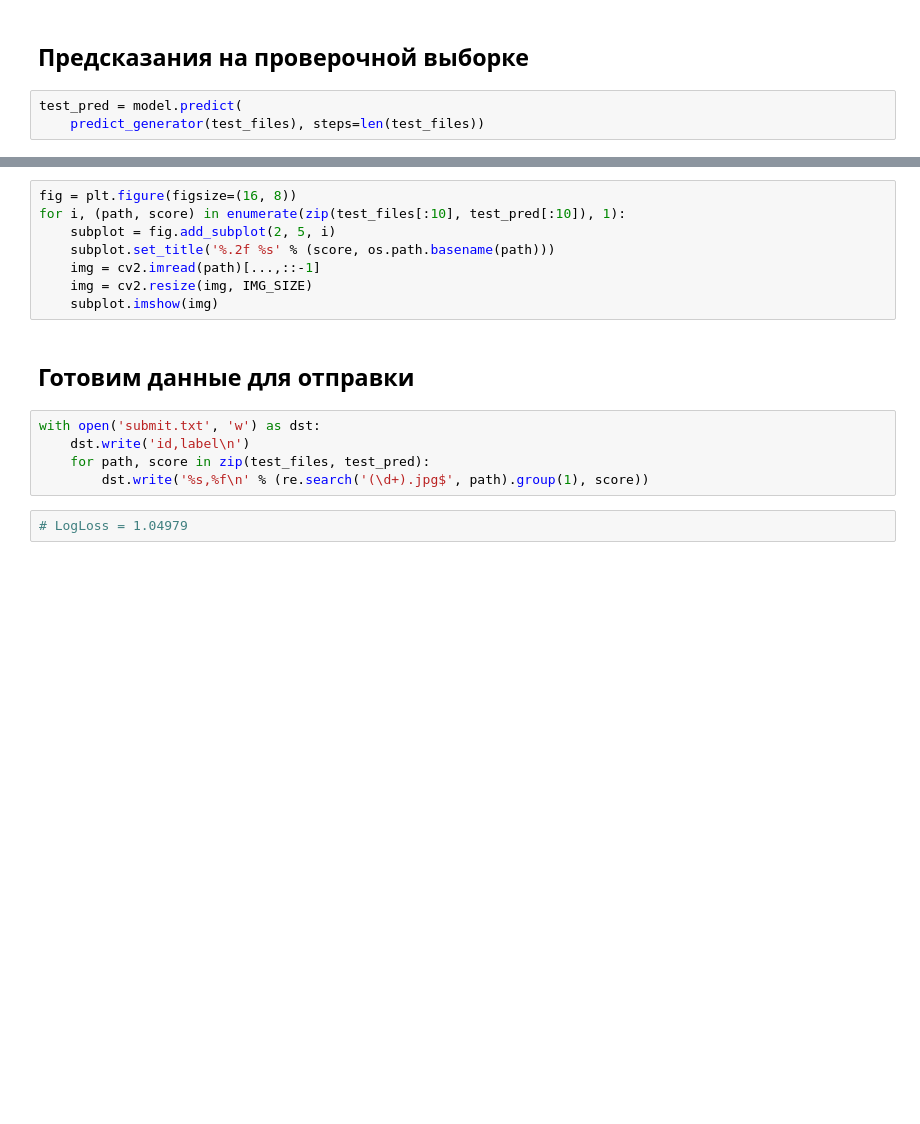
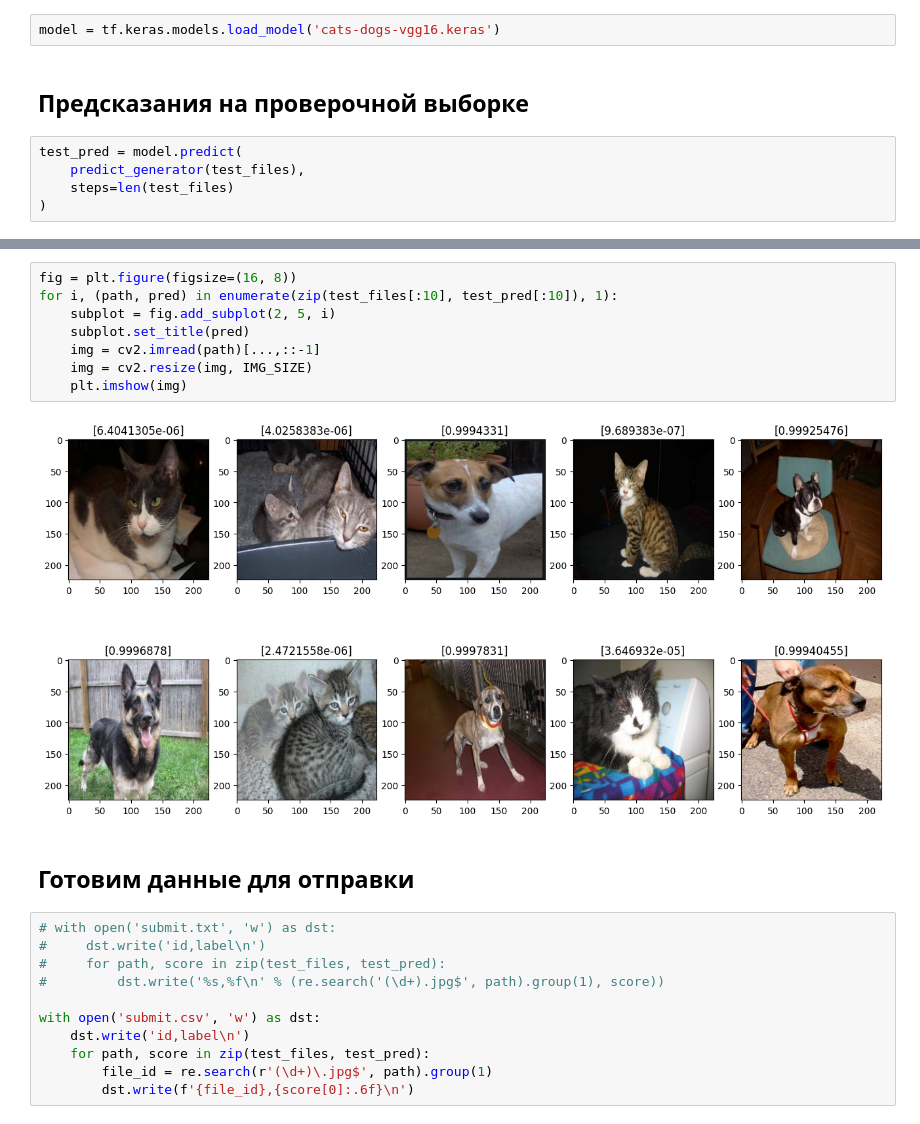
Before and after one commit to EfanRu/Netology_ML_CV_1, a Jupyter notebook: Netology_ML_CV_2.ipynb, the cells around one changed output, grey strips where cells are left out. Saved outputs shown, nothing was run; the diff lists cells and outputs as text; blank space fills up the shorter version.

```diff
--- a/Netology_ML_CV_2.ipynb
+++ b/Netology_ML_CV_2.ipynb
@@ -212,5 +265,9 @@ WARNING:absl:You are saving your model as an HDF5 file via `model.save()` or `ke
+# %%
+model = tf.keras.models.load_model('cats-dogs-vgg16.keras')
 # %% [markdown]
 ## Предсказания на проверочной выборке
 # %%
 test_pred = model.predict(
-    predict_generator(test_files), steps=len(test_files))
+    predict_generator(test_files),
+    steps=len(test_files)
+)
@@ -217,17 +282,23 @@ test_pred = model.predict(
 # %%
 fig = plt.figure(figsize=(16, 8))
-for i, (path, score) in enumerate(zip(test_files[:10], test_pred[:10]), 1):
+for i, (path, pred) in enumerate(zip(test_files[:10], test_pred[:10]), 1):
     subplot = fig.add_subplot(2, 5, i)
-    subplot.set_title('%.2f %s' % (score, os.path.basename(path)))
+    subplot.set_title(pred)
     img = cv2.imread(path)[...,::-1]
     img = cv2.resize(img, IMG_SIZE)
-    subplot.imshow(img)
+    plt.imshow(img)
+# %% [output]
+[figure, added]
 # %% [markdown]
 ## Готовим данные для отправки
 # %%
-with open('submit.txt', 'w') as dst:
+# with open('submit.txt', 'w') as dst:
+#     dst.write('id,label\n')
+#     for path, score in zip(test_files, test_pred):
+#         dst.write('%s,%f\n' % (re.search('(\d+).jpg$', path).group(1), score))
+
+with open('submit.csv', 'w') as dst:
     dst.write('id,label\n')
     for path, score in zip(test_files, test_pred):
-        dst.write('%s,%f\n' % (re.search('(\d+).jpg$', path).group(1), score))
+        file_id = re.search(r'(\d+)\.jpg$', path).group(1)
+        dst.write(f'{file_id},{score[0]:.6f}\n')
-# %%
-# LogLoss = 1.04979
```
Also changed, not shown: parts of 11 cells of this notebook.
